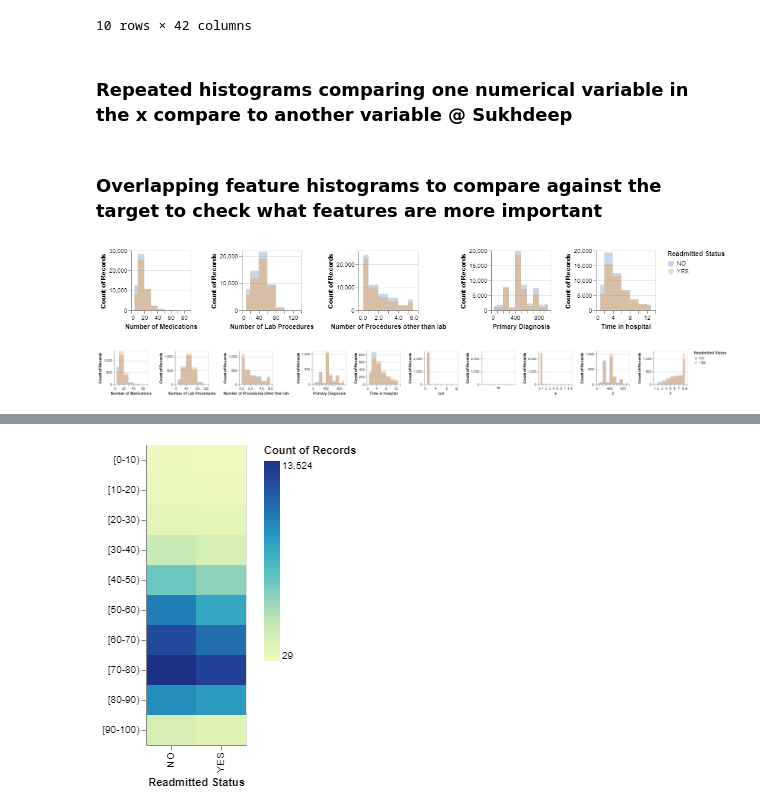
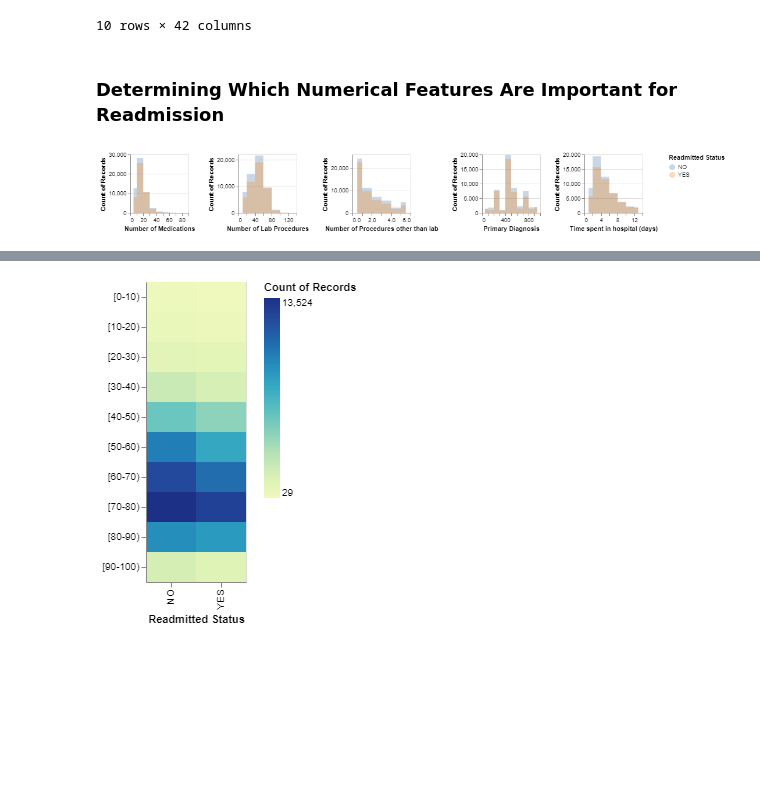
Before and after one commit to sukh2929/group29, a Jupyter notebook: reports/EDA/EDA_initial.ipynb, the cells around one changed output, grey strips where cells are left out. Cells and saved outputs as stored; diff of their text form; code cells hidden in the pictures; blank space fills up the shorter version.

```diff
--- a/reports/EDA/EDA_initial.ipynb
+++ b/reports/EDA/EDA_initial.ipynb
@@ -137,16 +169,7 @@ Pandas Profiling has also determined potential class imbalance based on the targ
 # %%
-# Change `readmitted` target column to binary "YES" or "NO" values if admitted or not.
-pattern = r'[<>]30'
-diabetes_csv["readmitted"] = diabetes_csv["readmitted"].str.replace(pattern,"YES",regex = True)
-
-# Convert any ? to na
-diabetes_csv = diabetes_csv.replace("?", np.NaN)
-
-# Drop any rows with na
-diabetes_clean = diabetes_csv.dropna()
-
 # Drop columns not useful to answering our question
-diabetes_clean = diabetes_csv.drop(columns = ["encounter_id", "patient_nbr", "race", "weight", "payer_code", "medical_specialty", "examide", "citoglipton"])
+diabetes_clean = diabetes_csv.drop(columns = ["encounter_id", "patient_nbr", "race", "weight",
+                                              "payer_code", "medical_specialty", "examide", "citoglipton"])
 
 diabetes_clean.head(10)
 # %% [output]
@@ -162,30 +185,27 @@ diabetes_clean.head(10)
 | 8 | Female | [80-90) | 2 | 1 | 4 | 13 | ... |
 | 9 | Female | [90-100) | 3 | 3 | 4 | 12 | ... |
 10 rows × 42 columns
-# %% [markdown]
-### Repeated histograms comparing one numerical variable in the x compare to another variable @ Sukhdeep
-# %% [markdown]
-### Overlapping feature histograms to compare against the target to check what features are more important
+# %% [markdown]
+### Determining Which Numerical Features Are Important for Readmission
 # %%
-#for numerical variables
+num_var_dict = {"num_medications": "Number of Medications",
+                "num_lab_procedures": "Number of Lab Procedures",
+                "num_procedures": "Number of Procedures other than lab",
+                "diag_1" : "Primary Diagnosis",
+                "time_in_hospital" : "Time spent in hospital (days)",
+                }
 
-num_var_dict = {"num_medications": "Number of Medications",
-            "num_lab_procedures": "Number of Lab Procedures",
-            "num_procedures": "Number of Procedures other than lab",
-            "diag_1" : "Primary Diagnosis",
-            "time_in_hospital" : "Time in hospital",
-           }
-
-chart1 = []
+chart1 = [] #source 2
 for key, value in num_var_dict.items():
     chart1.append(alt.Chart(diabetes_clean).mark_area(
         opacity=0.3,
         interpolate='step'
     ).encode(
         alt.X(key, type = "quantitative", bin=alt.Bin(maxbins=10), title = value),
         alt.Y('count()', stack=None),
         alt.Color('readmitted:N', title = "Readmitted Status")
     ).properties(width = 100, height = 100))
-horizontal = alt.hconcat(*chart1)
+
+alt.hconcat(*chart1)
 # %% [output]
-[figure, old version]
+[figure, new version]
@@ -194,28 +211,0 @@ df = diabetes_csv[:5000]
-# %%
-num_var_dict = {"num_medications": "Number of Medications",
-            "num_lab_procedures": "Number of Lab Procedures",
-            "num_procedures": "Number of Procedures other than lab",
-            "diag_1" : "Primary Diagnosis",
-            "time_in_hospital" : "Time in hospital",
-                "number_outpatient":"out",
-                "numer_inpatient":"in",
-                "number_emergency":"e",
-                "diag_2":"2",
-                "number_diagnoses":"3",
-           }
-
-chart1 = []
-for key, value in num_var_dict.items():
-    chart1.append(alt.Chart(df).mark_area(
-        opacity=0.3,
-        interpolate='step'
-    ).encode(
-        alt.X(key, type = "quantitative", bin=alt.Bin(maxbins=10), title = value),
-        alt.Y('count()', stack=None),
-        alt.Color('readmitted:N', title = "Readmitted Status")
-    ).properties(width = 100, height = 100))
-
-horizontal = alt.hconcat(*chart1)
-horizontal
-# %% [output]
-[figure, removed]
```
Also changed, not shown: parts of 24 cells of this notebook.
